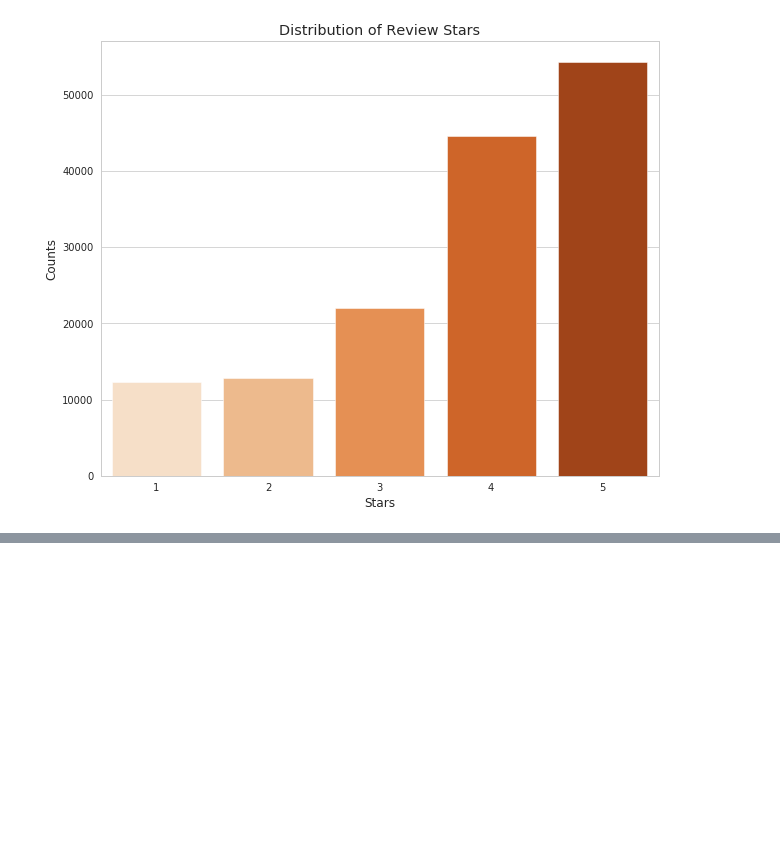
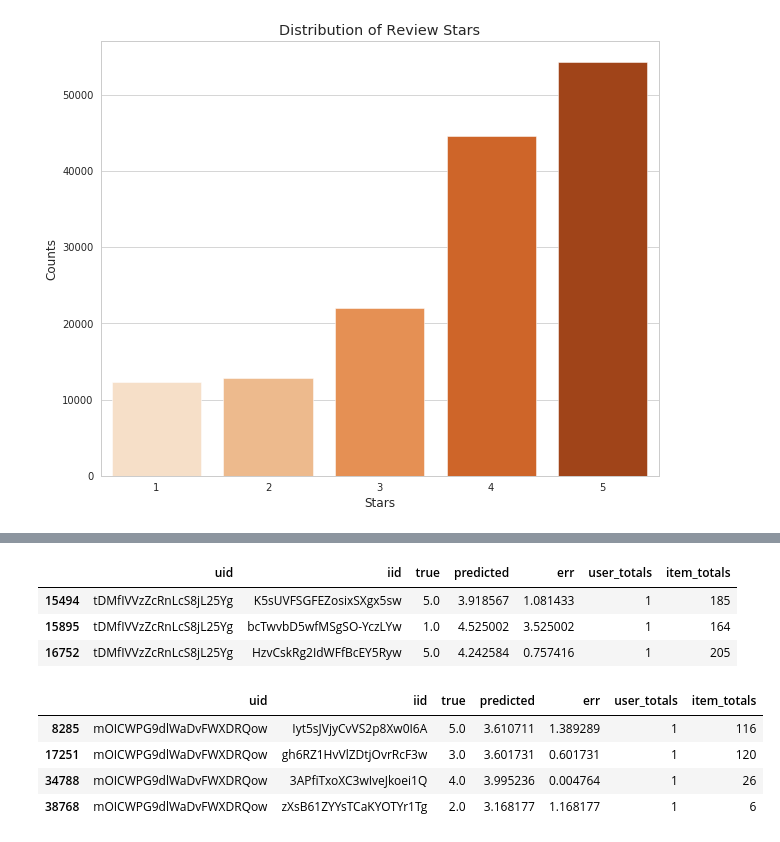
Before and after one commit to unclebrod/YelpRecommender, a Jupyter notebook: workbook.ipynb, the cells around one changed output, grey strips where cells are left out. Cells and saved outputs as stored; diff of their text form; code cells hidden in the pictures; blank space fills up the shorter version.

```diff
--- a/workbook.ipynb
+++ b/workbook.ipynb
@@ -1842,0 +1877,15 @@ fig.savefig('reviewcounts.png')
+# %%
+predictions_df[predictions_df['uid'] == 'tDMfIVVzZcRnLcS8jL25Yg']
+# %% [output]
+|  | uid | iid | true | predicted | err | user_totals | item_totals |
+| 15494 | tDMfIVVzZcRnLcS8jL25Yg | K5sUVFSGFEZosixSXgx5sw | 5.0 | 3.918567 | 1.081433 | 1 | 185 |
+| 15895 | tDMfIVVzZcRnLcS8jL25Yg | bcTwvbD5wfMSgSO-YczLYw | 1.0 | 4.525002 | 3.525002 | 1 | 164 |
+| 16752 | tDMfIVVzZcRnLcS8jL25Yg | HzvCskRg2IdWFfBcEY5Ryw | 5.0 | 4.242584 | 0.757416 | 1 | 205 |
+# %%
+predictions_df[predictions_df['uid'] == 'mOICWPG9dlWaDvFWXDRQow']
+# %% [output]
+|  | uid | iid | true | predicted | err | user_totals | item_totals |
+| 8285 | mOICWPG9dlWaDvFWXDRQow | Iyt5sJVjyCvVS2p8Xw0I6A | 5.0 | 3.610711 | 1.389289 | 1 | 116 |
+| 17251 | mOICWPG9dlWaDvFWXDRQow | gh6RZ1HvVlZDtjOvrRcF3w | 3.0 | 3.601731 | 0.601731 | 1 | 120 |
+| 34788 | mOICWPG9dlWaDvFWXDRQow | 3APfiTxoXC3wIveJkoei1Q | 4.0 | 3.995236 | 0.004764 | 1 | 26 |
+| 38768 | mOICWPG9dlWaDvFWXDRQow | zXsB61ZYYsTCaKYOTYr1Tg | 2.0 | 3.168177 | 1.168177 | 1 | 6 |
```
Also changed, not shown: parts of 19 cells of this notebook.
